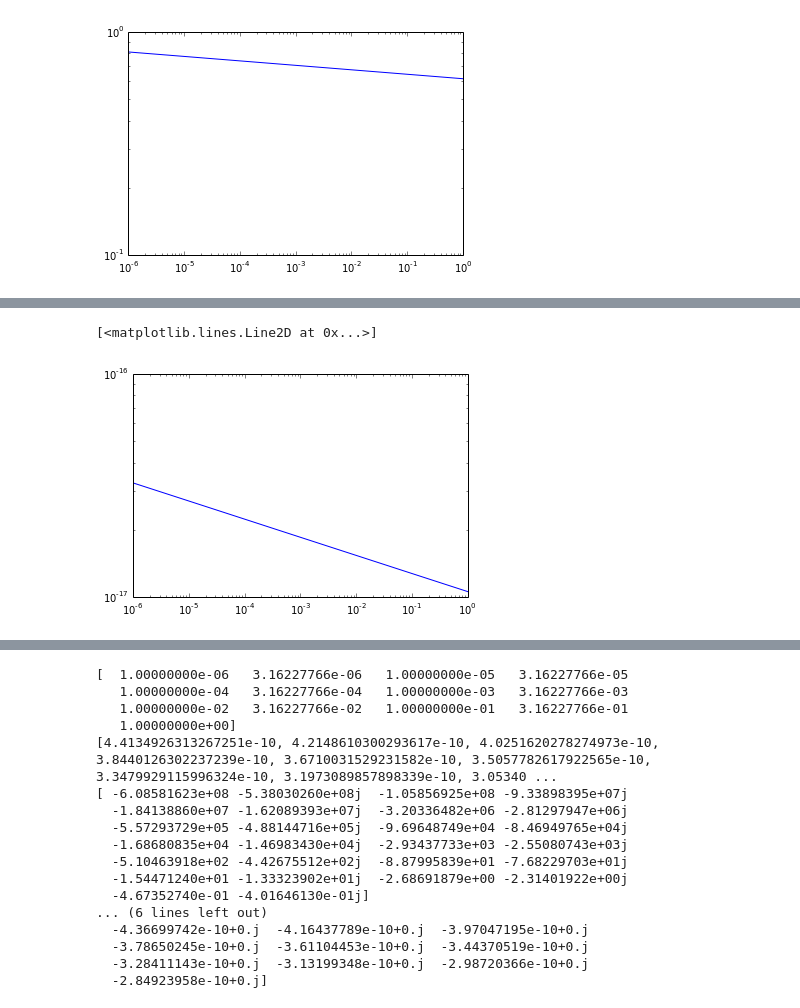
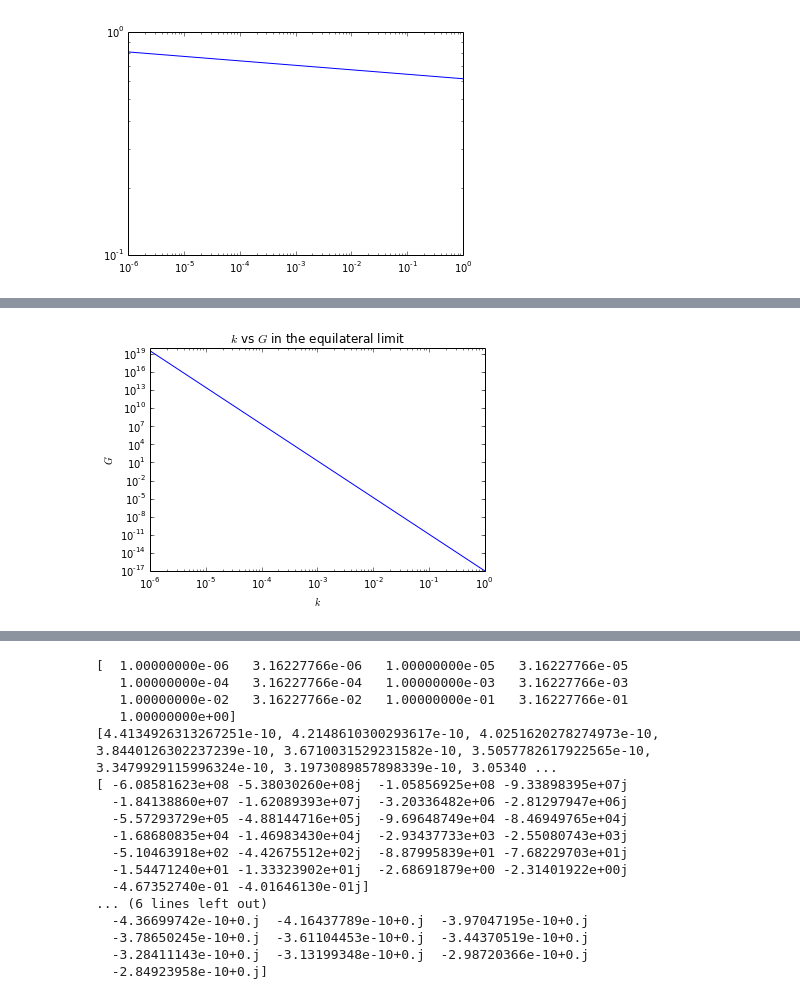
Before and after one commit to rahulporuri/project_work, a Jupyter notebook: power_law/tensor_bi-spectrum.ipynb, the cells around one changed output, grey strips where cells are left out. Cells and saved outputs as stored; diff of their text form; code cells hidden in the pictures.

Commit message:
equilateral limit plots

```diff
--- a/power_law/tensor_bi-spectrum.ipynb
+++ b/power_law/tensor_bi-spectrum.ipynb
@@ -330,5 +325,8 @@ plt.loglog(k_list, G_array.real)
-# %%
-plt.loglog(k_list, (k_list**6)*G_array.real)
-# %% [output]
-[<matplotlib.lines.Line2D at 0x...>]
-[figure, removed]
+# %%
+plt.loglog(k_list, G_array.real)
+plt.title(r"$k$ vs $G$ in the equilateral limit")
+plt.xlabel(r"$k$")
+plt.ylabel(r"$G$")
+plt.savefig("G_equilateral_lt.png")
+# %% [output]
+[figure, added]
```
Also changed, not shown: parts of 7 cells of this notebook, 3 other files.
